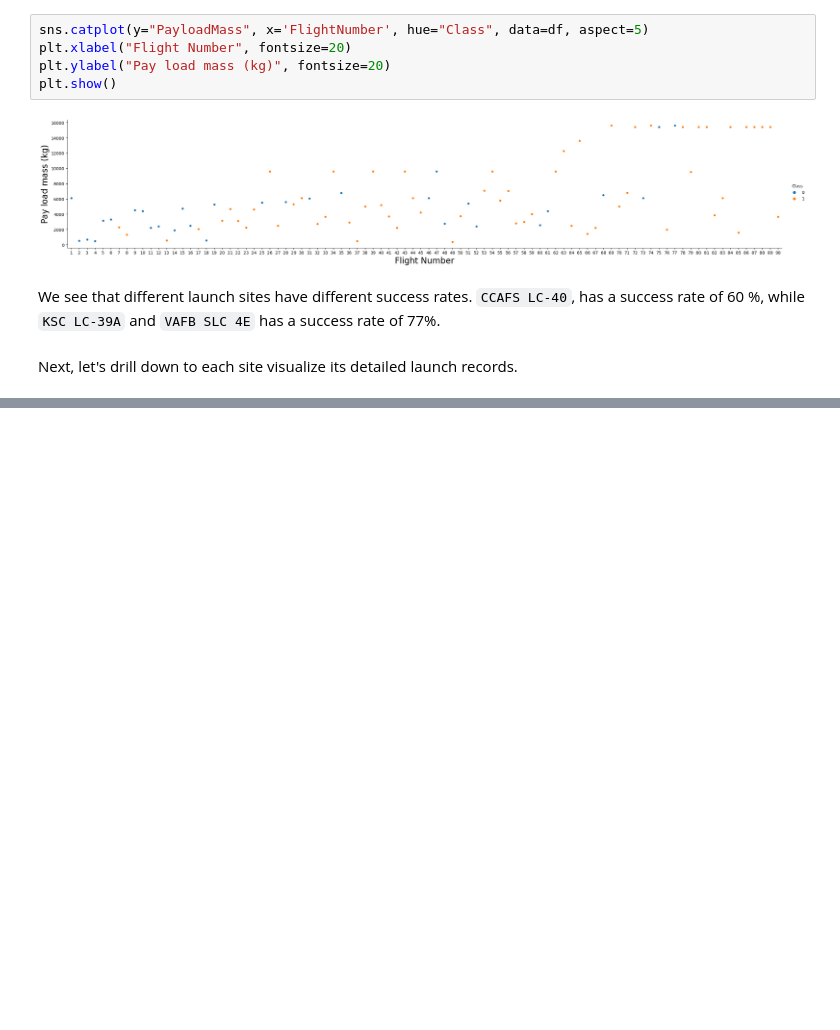
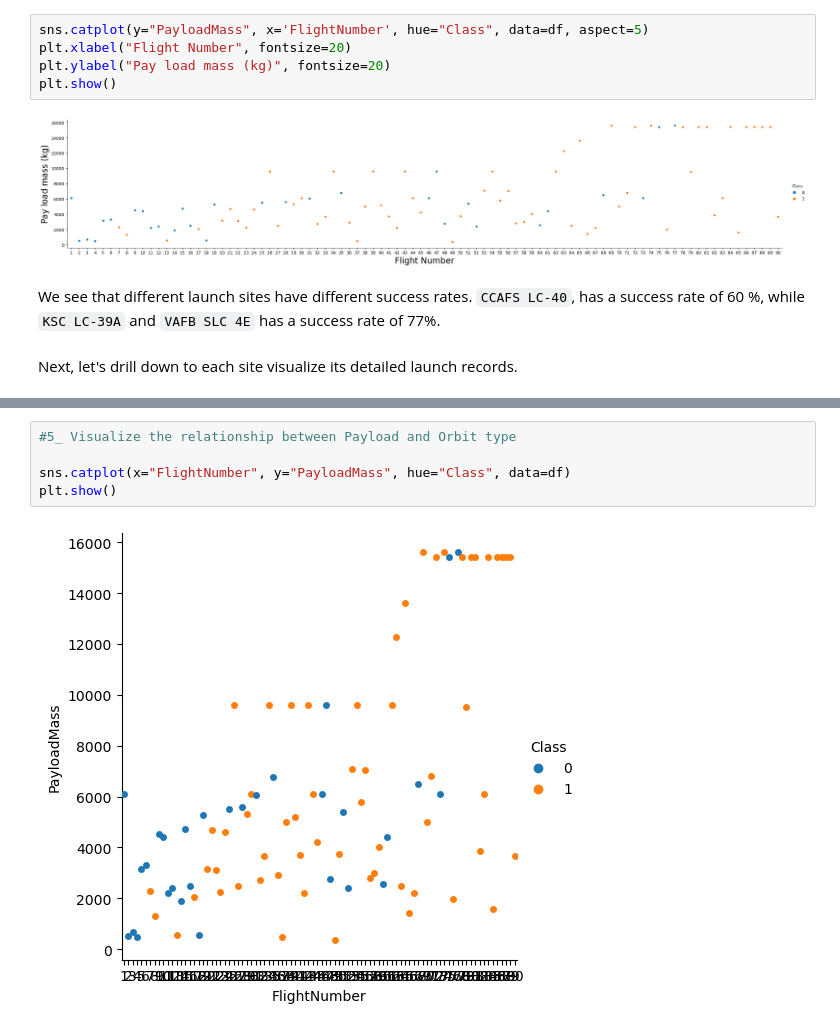
Before and after one commit to matublaq/SpaceY_project, a Jupyter notebook: Visualization/EDA_with_visualization.ipynb, the cells around one changed output, grey strips where cells are left out. Saved outputs shown, nothing was run; the diff lists cells and outputs as text; blank space fills up the shorter version.

```diff
--- a/Visualization/EDA_with_visualization.ipynb
+++ b/Visualization/EDA_with_visualization.ipynb
@@ -97,0 +102,7 @@ Name: count, dtype: int64
+# %%
+#5_ Visualize the relationship between Payload and Orbit type
+
+sns.catplot(x="FlightNumber", y="PayloadMass", hue="Class", data=df)
+plt.show()
+# %% [output]
+[figure, added]
```
Also changed, not shown: parts of 9 cells of this notebook.
